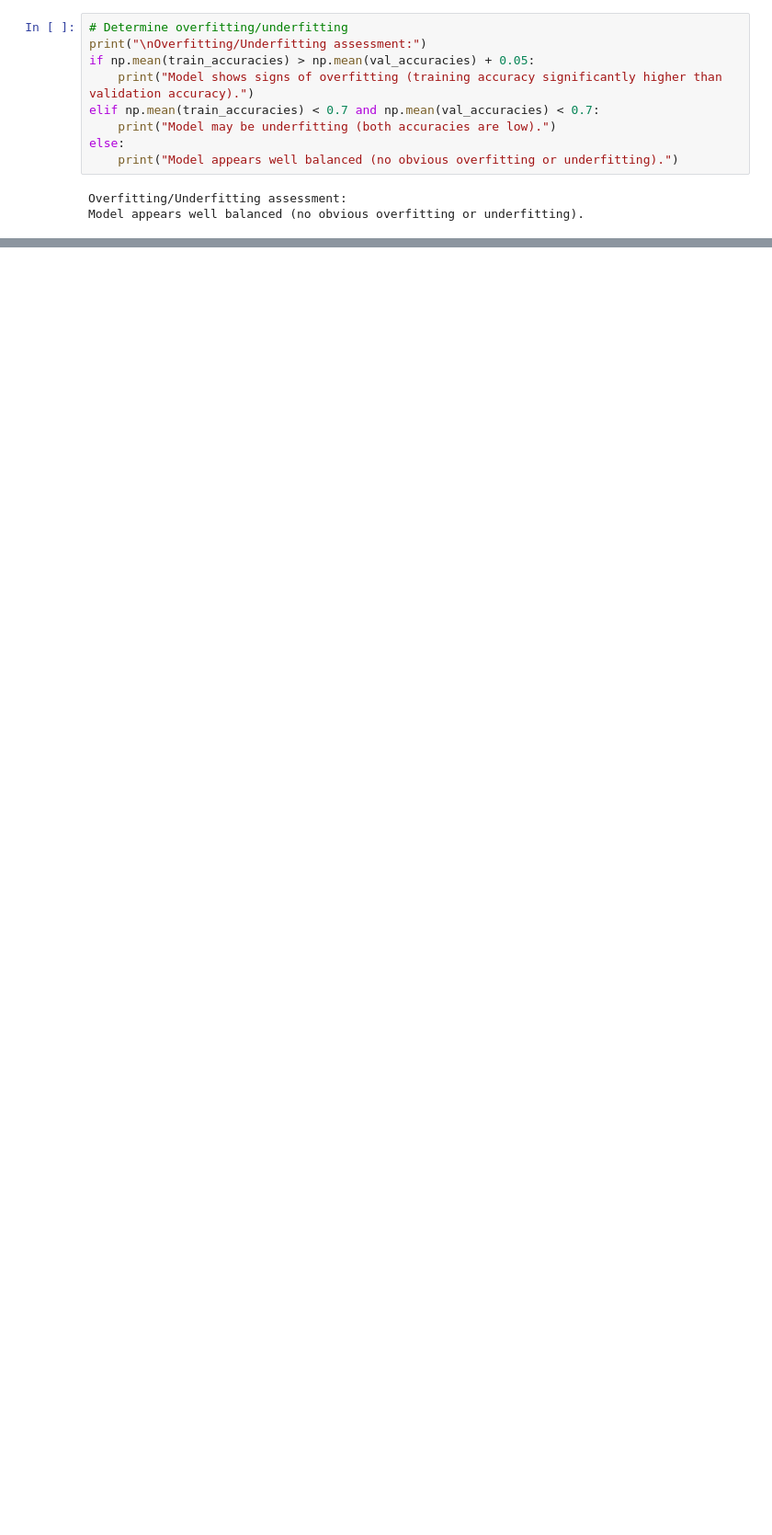
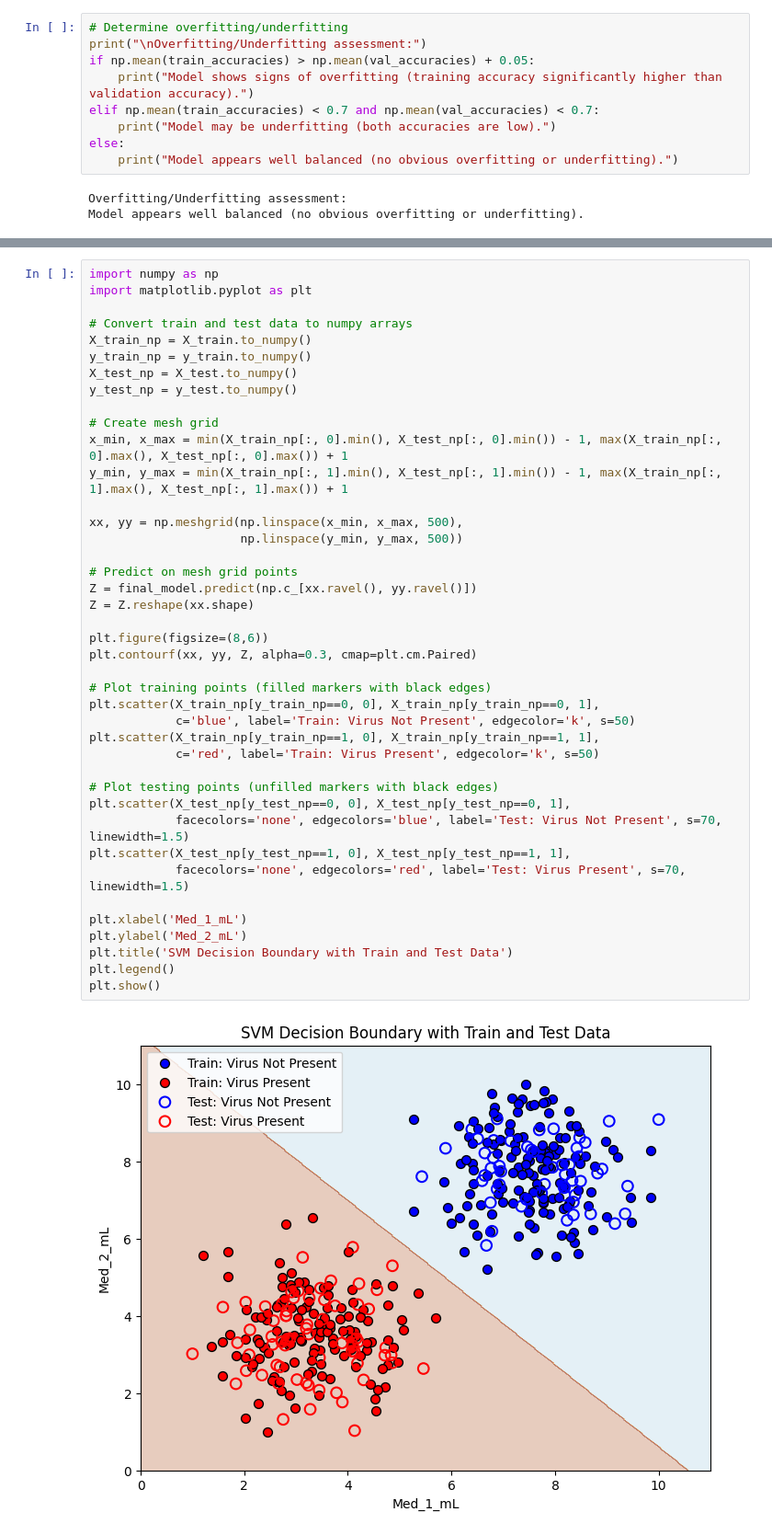
Before and after one commit to clngo/data301, a Jupyter notebook: lab/Lab_SVM_Mouse_Viral_Study.ipynb, the cells around one changed output, grey strips where cells are left out. Shown at 92% size. Cells and saved outputs as stored; diff of their text form; blank space fills up the shorter version.

```diff
--- a/lab/Lab_SVM_Mouse_Viral_Study.ipynb
+++ b/lab/Lab_SVM_Mouse_Viral_Study.ipynb
@@ -181,0 +210,43 @@ Test Set Confusion Matrix:
+# %%
+import numpy as np
+import matplotlib.pyplot as plt
+
+# Convert train and test data to numpy arrays
+X_train_np = X_train.to_numpy()
+y_train_np = y_train.to_numpy()
+X_test_np = X_test.to_numpy()
+y_test_np = y_test.to_numpy()
+
+# Create mesh grid
+x_min, x_max = min(X_train_np[:, 0].min(), X_test_np[:, 0].min()) - 1, max(X_train_np[:, 0].max(), X_test_np[:, 0].max()) + 1
+y_min, y_max = min(X_train_np[:, 1].min(), X_test_np[:, 1].min()) - 1, max(X_train_np[:, 1].max(), X_test_np[:, 1].max()) + 1
+
+xx, yy = np.meshgrid(np.linspace(x_min, x_max, 500),
+                     np.linspace(y_min, y_max, 500))
+
+# Predict on mesh grid points
+Z = final_model.predict(np.c_[xx.ravel(), yy.ravel()])
+Z = Z.reshape(xx.shape)
+
+plt.figure(figsize=(8,6))
+plt.contourf(xx, yy, Z, alpha=0.3, cmap=plt.cm.Paired)
+
+# Plot training points (filled markers with black edges)
+plt.scatter(X_train_np[y_train_np==0, 0], X_train_np[y_train_np==0, 1],
+            c='blue', label='Train: Virus Not Present', edgecolor='k', s=50)
+plt.scatter(X_train_np[y_train_np==1, 0], X_train_np[y_train_np==1, 1],
+            c='red', label='Train: Virus Present', edgecolor='k', s=50)
+
+# Plot testing points (unfilled markers with black edges)
+plt.scatter(X_test_np[y_test_np==0, 0], X_test_np[y_test_np==0, 1],
+            facecolors='none', edgecolors='blue', label='Test: Virus Not Present', s=70, linewidth=1.5)
+plt.scatter(X_test_np[y_test_np==1, 0], X_test_np[y_test_np==1, 1],
+            facecolors='none', edgecolors='red', label='Test: Virus Present', s=70, linewidth=1.5)
+
+plt.xlabel('Med_1_mL')
+plt.ylabel('Med_2_mL')
+plt.title('SVM Decision Boundary with Train and Test Data')
+plt.legend()
+plt.show()
+# %% [output]
+[figure, added]
```
Also changed, not shown: parts of 5 cells of this notebook.
